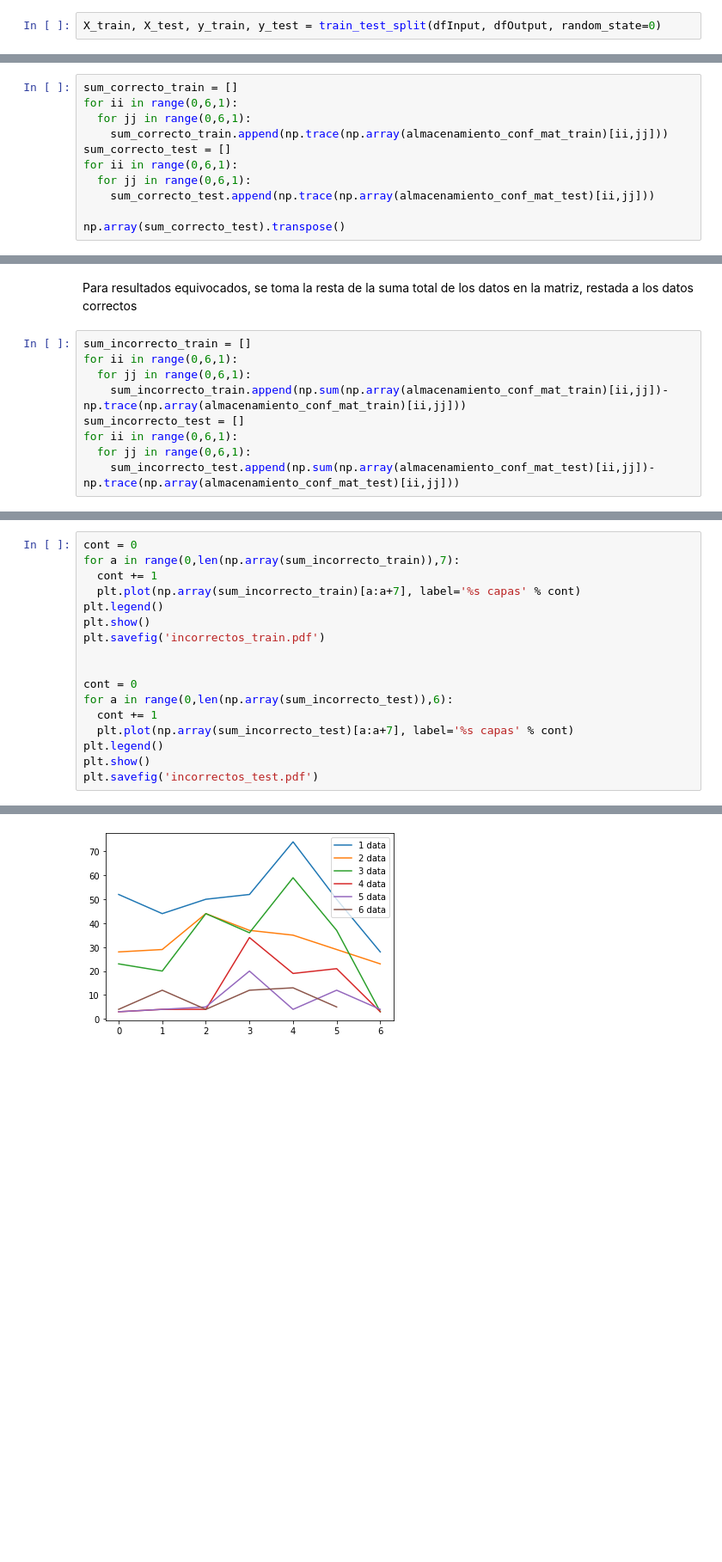
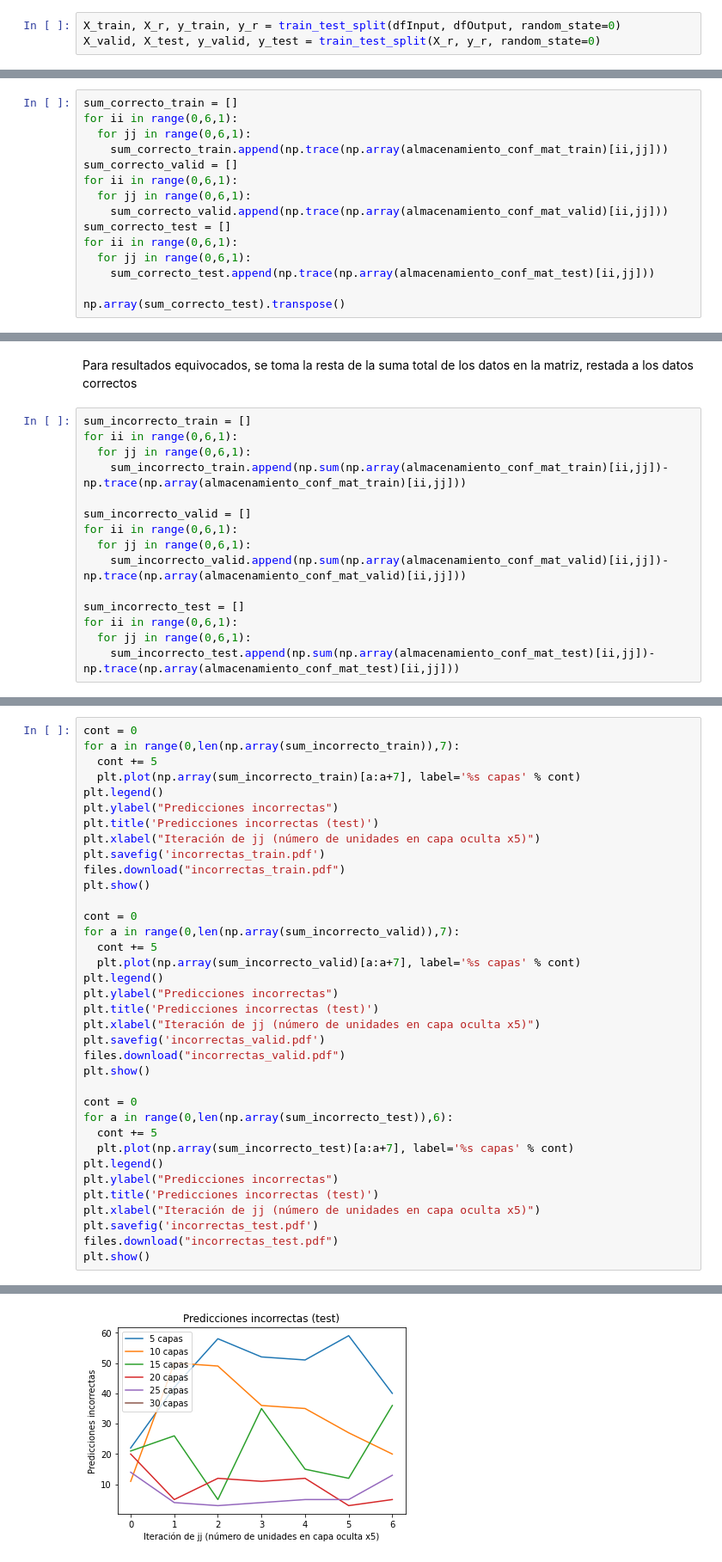
Before and after one commit to 1dgog/TC3006C_framework, a Jupyter notebook: a01139500_m2_retro_framework.ipynb, the cells around one changed output, grey strips where cells are left out. Shown at 86% size. Drawn from its saved outputs; the diff is of its cells as text; blank space fills up the shorter version.

```diff
--- a/a01139500_m2_retro_framework.ipynb
+++ b/a01139500_m2_retro_framework.ipynb
@@ -72,2 +75,3 @@ dfOutput = df[["index"]]
 # %%
-X_train, X_test, y_train, y_test = train_test_split(dfInput, dfOutput, random_state=0)
+X_train, X_r, y_train, y_r = train_test_split(dfInput, dfOutput, random_state=0)
+X_valid, X_test, y_valid, y_test = train_test_split(X_r, y_r, random_state=0)
@@ -209,6 +266,10 @@ sum_correcto_train = []
 for ii in range(0,6,1):
   for jj in range(0,6,1):
     sum_correcto_train.append(np.trace(np.array(almacenamiento_conf_mat_train)[ii,jj]))
+sum_correcto_valid = []
+for ii in range(0,6,1):
+  for jj in range(0,6,1):
+    sum_correcto_valid.append(np.trace(np.array(almacenamiento_conf_mat_valid)[ii,jj]))
 sum_correcto_test = []
 for ii in range(0,6,1):
   for jj in range(0,6,1):
@@ -258,6 +334,12 @@ sum_incorrecto_train = []
 for ii in range(0,6,1):
   for jj in range(0,6,1):
     sum_incorrecto_train.append(np.sum(np.array(almacenamiento_conf_mat_train)[ii,jj])-np.trace(np.array(almacenamiento_conf_mat_train)[ii,jj]))
+
+sum_incorrecto_valid = []
+for ii in range(0,6,1):
+  for jj in range(0,6,1):
+    sum_incorrecto_valid.append(np.sum(np.array(almacenamiento_conf_mat_valid)[ii,jj])-np.trace(np.array(almacenamiento_conf_mat_valid)[ii,jj]))
+
 sum_incorrecto_test = []
 for ii in range(0,6,1):
   for jj in range(0,6,1):
@@ -269,18 +347,37 @@ array([40, 44, 74, 66, 66, 50, 42, 43, 28, 52, 43, 37, 27, 26, 34, 26, 33,
 # %%
 cont = 0
 for a in range(0,len(np.array(sum_incorrecto_train)),7):
-  cont += 1
+  cont += 5
   plt.plot(np.array(sum_incorrecto_train)[a:a+7], label='%s capas' % cont)
 plt.legend()
+plt.ylabel("Predicciones incorrectas")
+plt.title('Predicciones incorrectas (test)')
+plt.xlabel("Iteración de jj (número de unidades en capa oculta x5)")
+plt.savefig('incorrectas_train.pdf')
+files.download("incorrectas_train.pdf")
 plt.show()
-plt.savefig('incorrectos_train.pdf')
 
+cont = 0
+for a in range(0,len(np.array(sum_incorrecto_valid)),7):
+  cont += 5
+  plt.plot(np.array(sum_incorrecto_valid)[a:a+7], label='%s capas' % cont)
+plt.legend()
+plt.ylabel("Predicciones incorrectas")
+plt.title('Predicciones incorrectas (test)')
+plt.xlabel("Iteración de jj (número de unidades en capa oculta x5)")
+plt.savefig('incorrectas_valid.pdf')
+files.download("incorrectas_valid.pdf")
+plt.show()
 
 cont = 0
 for a in range(0,len(np.array(sum_incorrecto_test)),6):
-  cont += 1
+  cont += 5
   plt.plot(np.array(sum_incorrecto_test)[a:a+7], label='%s capas' % cont)
 plt.legend()
+plt.ylabel("Predicciones incorrectas")
+plt.title('Predicciones incorrectas (test)')
+plt.xlabel("Iteración de jj (número de unidades en capa oculta x5)")
+plt.savefig('incorrectas_test.pdf')
+files.download("incorrectas_test.pdf")
 plt.show()
-plt.savefig('incorrectos_test.pdf')
 # %% [output]
@@ -287 +386 @@ plt.savefig('incorrectos_test.pdf')
-[figure, old version]
+[figure, new version]
```
Also changed, not shown: parts of 13 cells of this notebook.
